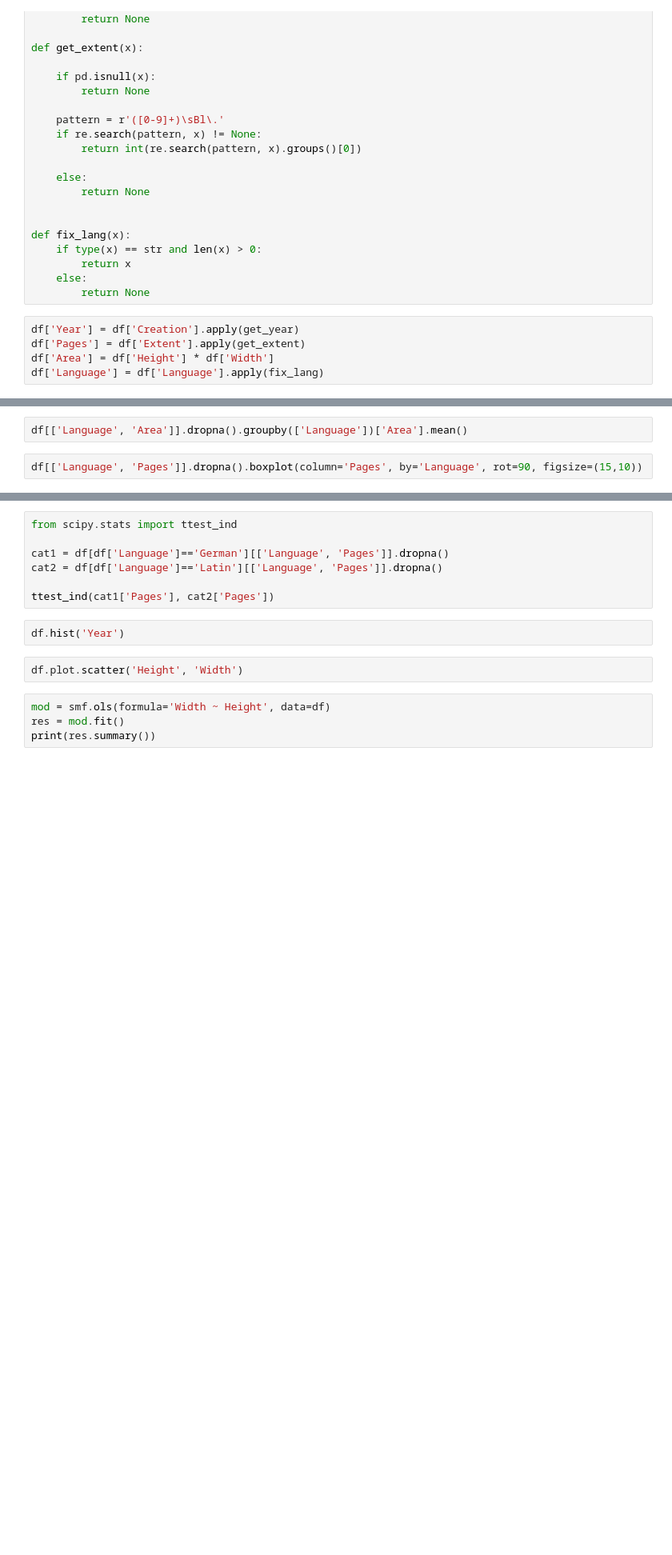
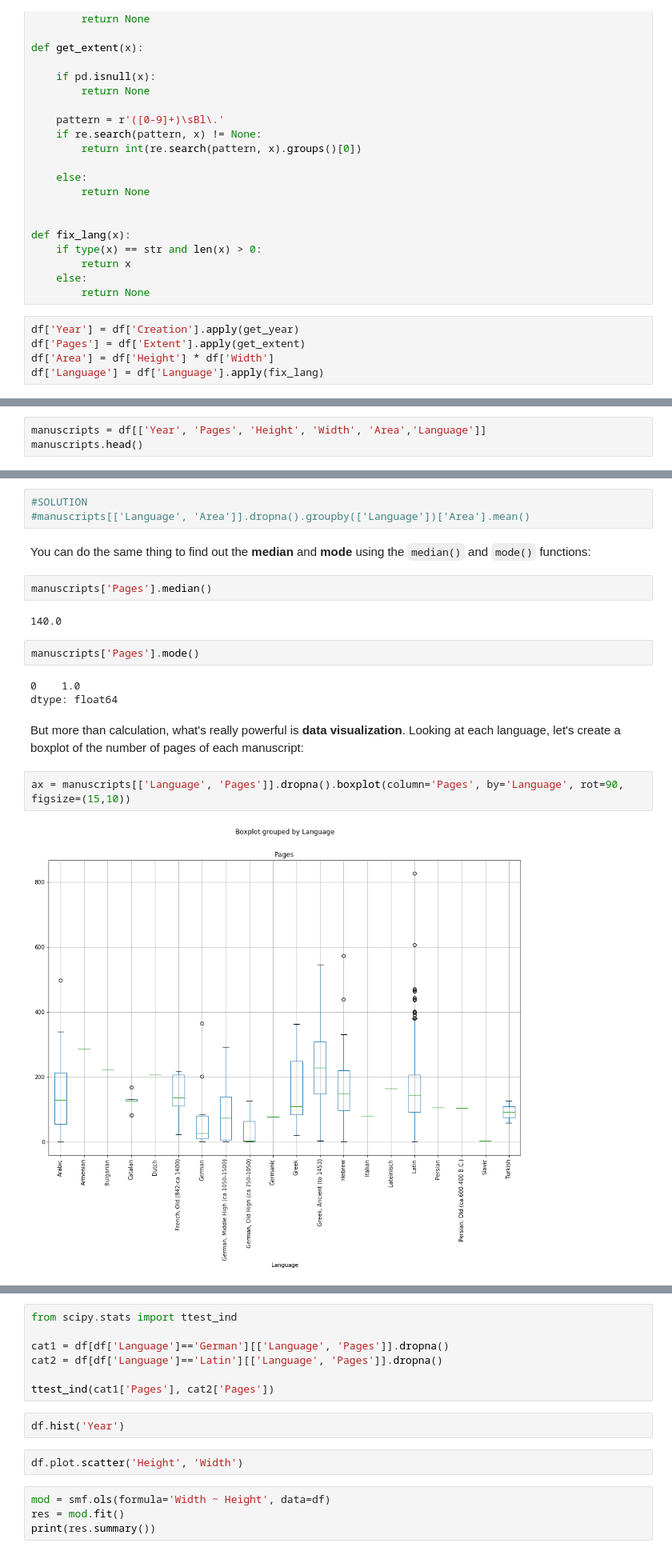
Before and after one commit to ds-modules/MEDST-250, a Jupyter notebook: 02 - Intro_to_Stats/Statistics.ipynb, the cells around one changed output, grey strips where cells are left out. Shown at 80% size. Drawn from its saved outputs; the diff is of its cells as text; blank space fills up the shorter version.

Commit message:
data cleanine + mean, median, mode

```diff
--- a/02 - Intro_to_Stats/Statistics.ipynb
+++ b/02 - Intro_to_Stats/Statistics.ipynb
@@ -90,0 +120,3 @@ df.head()
+# %%
+manuscripts = df[['Year', 'Pages', 'Height', 'Width', 'Area','Language']]
+manuscripts.head()
@@ -93,5 +153,21 @@ df[['Language', 'Pages']].dropna().groupby(['Language'])['Pages'].mean()
 # %%
-df[['Language', 'Area']].dropna().groupby(['Language'])['Area'].mean()
+#SOLUTION
+#manuscripts[['Language', 'Area']].dropna().groupby(['Language'])['Area'].mean()
+# %% [markdown]
+You can do the same thing to find out the **median** and **mode** using the `median()` and `mode()` functions:
+# %%
+manuscripts['Pages'].median()
+# %% [output]
+140.0
+# %%
+manuscripts['Pages'].mode()
+# %% [output]
+0    1.0
+dtype: float64
+# %% [markdown]
+But more than calculation, what's really powerful is **data visualization**. Looking at each language, let's create a boxplot of the number of pages of each manuscript:
 # %%
-df[['Language', 'Pages']].dropna().boxplot(column='Pages', by='Language', rot=90, figsize=(15,10))
+ax = manuscripts[['Language', 'Pages']].dropna().boxplot(column='Pages', by='Language', rot=90, figsize=(15,10))
+# %% [output]
+[figure, added]
 # %%
```
Also changed, not shown: parts of 19 cells of this notebook.
